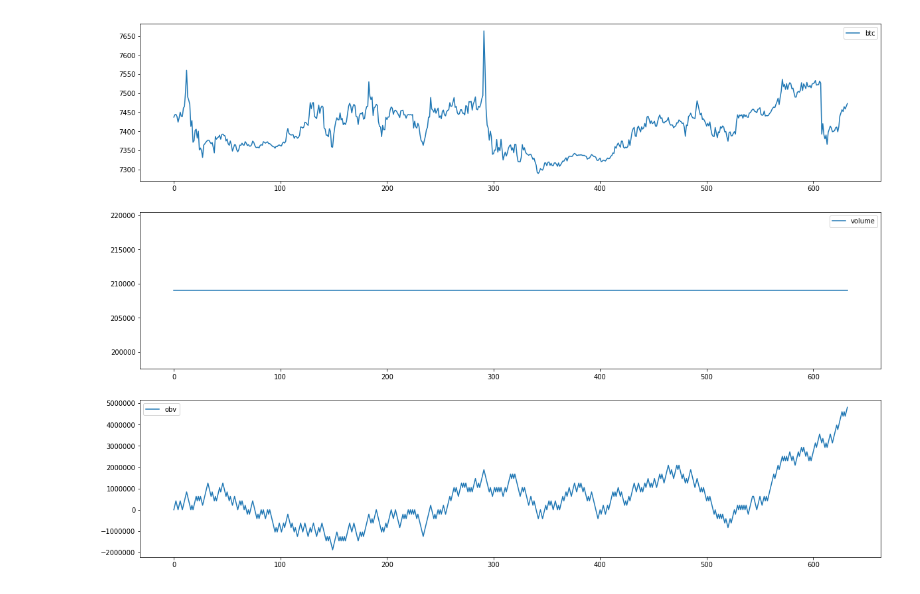
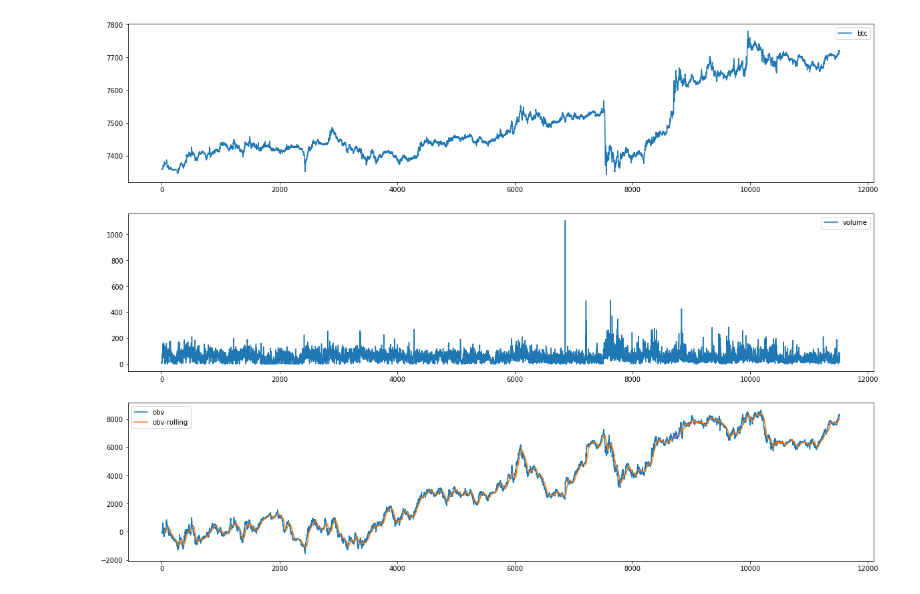
Before and after one commit to inmensustrading/inmensus, a Jupyter notebook: research/gemini-full-stack/obv.ipynb, the cells around one changed output. Cells and saved outputs as stored; diff of their text form; code cells hidden in the pictures.

```diff
--- a/research/gemini-full-stack/obv.ipynb
+++ b/research/gemini-full-stack/obv.ipynb
@@ -11,10 +7,10 @@ mpld3.disable_notebook()
+# %%
+def resampleData(df, per):
+    df["volume"] = df["volume"].rolling(window = per).sum()
+    return df.iloc[::per, :].reset_index()
 # %%
-FREQUENCY = 600
-
 df = pd.read_csv(rain.toRelPath("data/df-cache.csv"))
-df = df.iloc[::int(2 * FREQUENCY), :]
-df.reset_index(inplace = True)
+df = resampleData(df, 30)
 
 mid = df["mid"]
 volume = df["volume"]
-print(mid)
@@ -39,29 +17,25 @@ Name: mid, Length: 633, dtype: float64
 # %%
-FEE_RATIO = 25 * 1e-4
-
 def computeOBV(series, volume):
-	obv = [0]
-	for a in range(1, len(series)):
-		if series[a] > series[a - 1]:
-			obv.append(obv[-1] + volume[a])
-		elif series[a] == series[a - 1]:
-			obv.append(obv[-1])
-		else:
-			obv.append(obv[-1] - volume[a])
-	return pd.Series(obv)
+    dMid = series - series.shift(1)
+    dMid[dMid > 0] = 1
+    dMid[dMid < 0] = -1
+    vMod = volume * dMid
+    return vMod.cumsum()
 
 obv = computeOBV(mid, volume)
+obvRAve = obv.rolling(window = 50).mean()
 
-plt.figure(figsize = (20, 40))
+plt.figure(figsize = (20, 20))
 plt.subplot(4, 1, 1)
 plt.plot(mid, label = "btc")
 plt.legend()
 plt.subplot(4, 1, 2)
 plt.plot(volume, label = "volume")
 plt.legend()
 plt.subplot(4, 1, 3)
 plt.plot(obv, label = "obv")
+plt.plot(obvRAve, label = "obv-rolling")
 plt.legend()
 plt.show()
 # %% [output]
-[figure, old version]
+[figure, new version]
```
Also changed, not shown: parts of 3 cells of this notebook, 4 other files.
